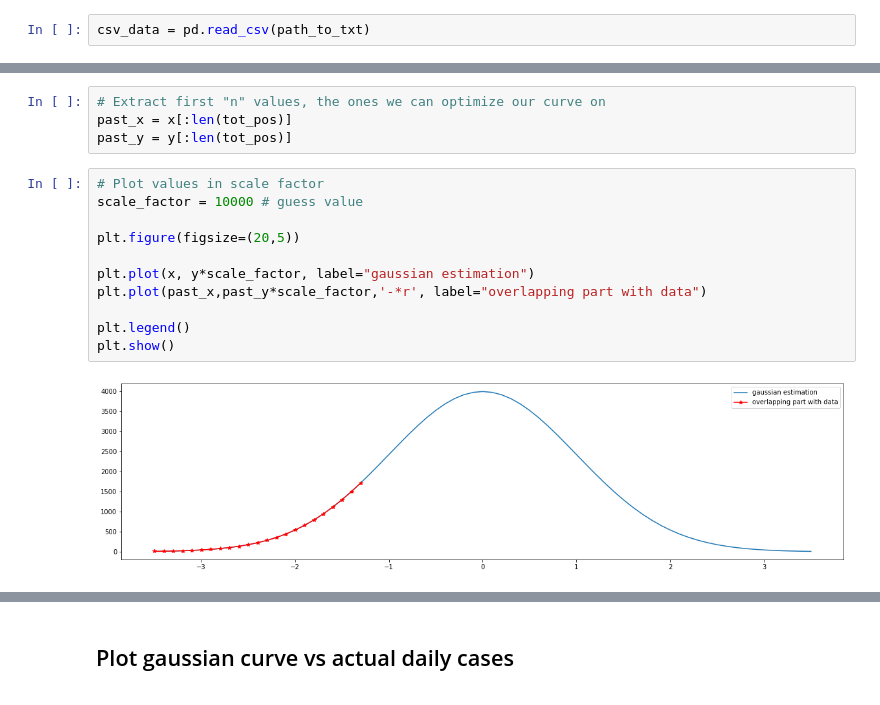
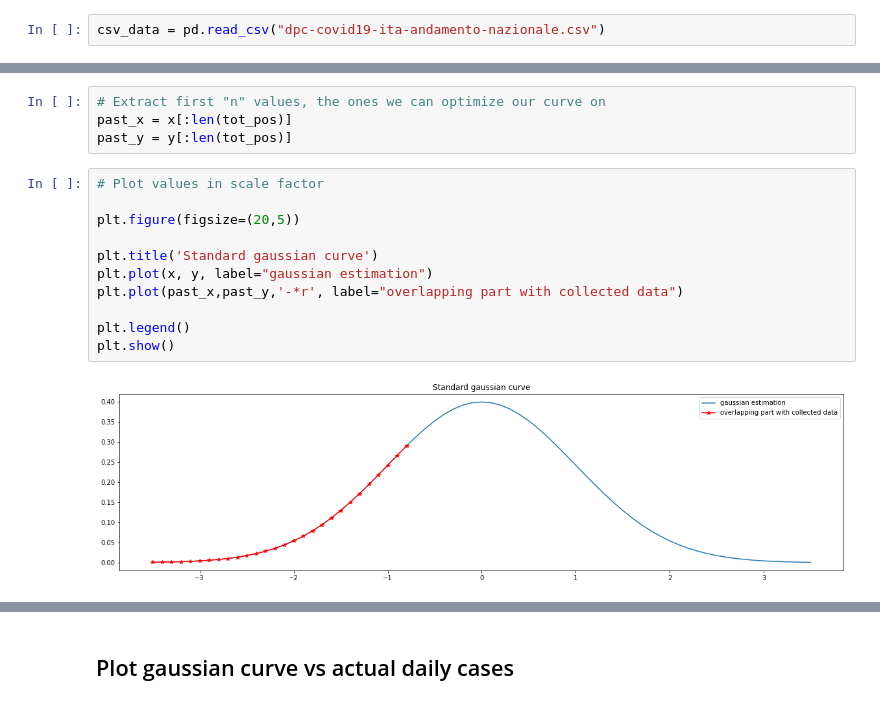
Before and after one commit to PietroDF/Covid_forecast, a Jupyter notebook: Covid_trend.ipynb, the cells around one changed output, grey strips where cells are left out. Saved outputs shown, nothing was run; the diff lists cells and outputs as text.

```diff
--- a/Covid_trend.ipynb
+++ b/Covid_trend.ipynb
@@ -22,5 +33,5 @@ path_to_txt = '/content/drive/My Drive/Machine Learning/COVID/dpc-covid19-ita-an
 # %%
-csv_data = pd.read_csv(path_to_txt)
+csv_data = pd.read_csv("dpc-covid19-ita-andamento-nazionale.csv")
 # %%
 csv_data.tail()
 # %% [output]
@@ -141,14 +152,14 @@ past_x = x[:len(tot_pos)]
 past_y = y[:len(tot_pos)]
 # %%
 # Plot values in scale factor
-scale_factor = 10000 # guess value
 
 plt.figure(figsize=(20,5))
 
-plt.plot(x, y*scale_factor, label="gaussian estimation")
-plt.plot(past_x,past_y*scale_factor,'-*r', label="overlapping part with data")
+plt.title('Standard gaussian curve')
+plt.plot(x, y, label="gaussian estimation")
+plt.plot(past_x,past_y,'-*r', label="overlapping part with collected data")
 
 plt.legend()
 plt.show()
 # %% [output]
-[figure, old version]
+[figure, new version]
```
Also changed, not shown: parts of 20 cells of this notebook.
